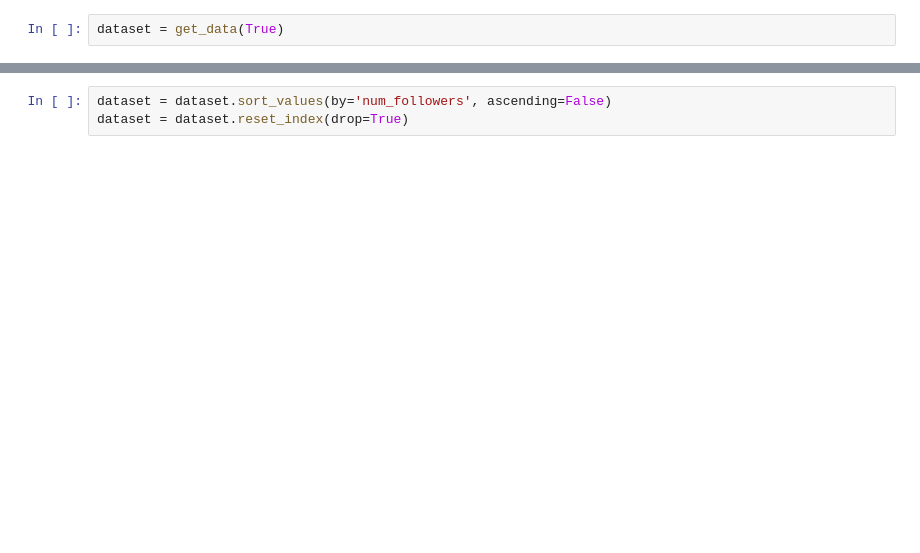
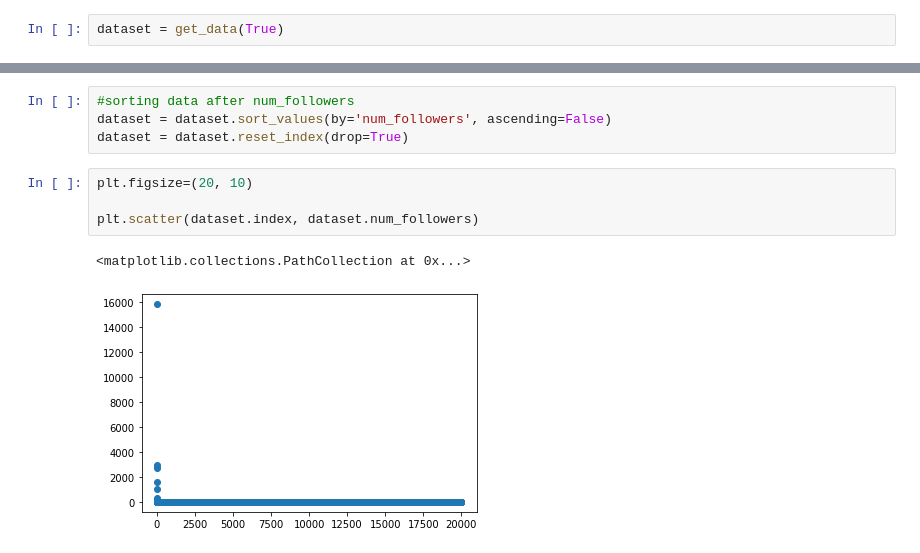
Before and after one commit to JSchmiegel/DataLiteracyProject, a Jupyter notebook: exp/exp001_DistributionOfPlaylists.ipynb, the cells around one changed output, grey strips where cells are left out. Saved outputs shown, nothing was run; the diff lists cells and outputs as text; blank space fills up the shorter version.

```diff
--- a/exp/exp001_DistributionOfPlaylists.ipynb
+++ b/exp/exp001_DistributionOfPlaylists.ipynb
@@ -22,3 +43,11 @@ dataset = get_data(True)
 # %%
+#sorting data after num_followers
 dataset = dataset.sort_values(by='num_followers', ascending=False)
 dataset = dataset.reset_index(drop=True)
+# %%
+plt.figsize=(20, 10)
+
+plt.scatter(dataset.index, dataset.num_followers)
+# %% [output]
+<matplotlib.collections.PathCollection at 0x...>
+[figure, added]
```
Also changed, not shown: parts of 11 cells of this notebook, 2 other files.
